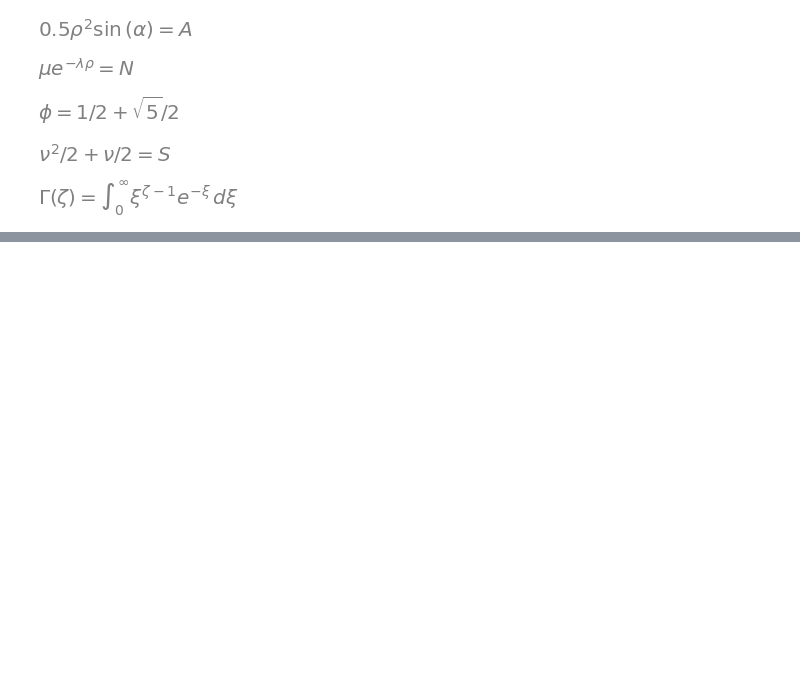
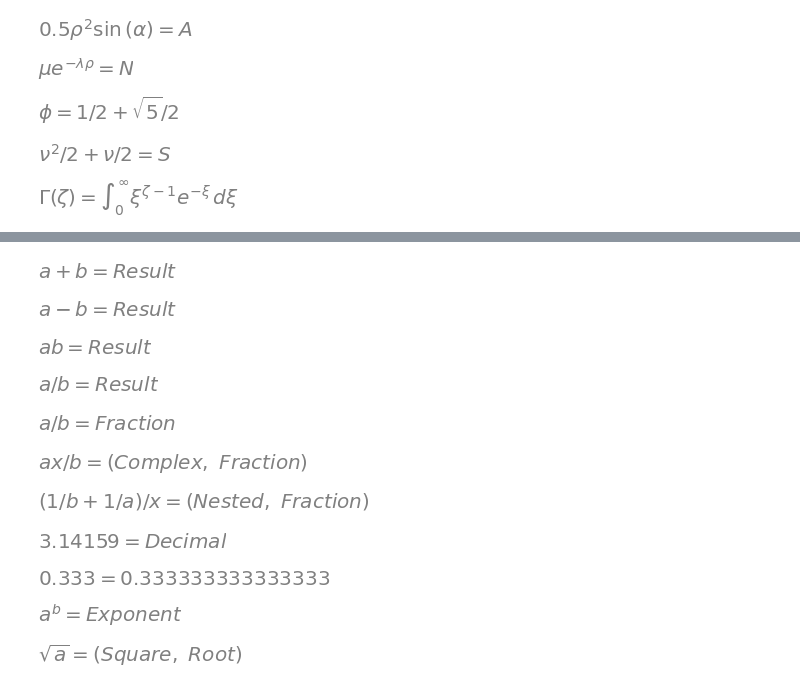
Before and after one commit to yoshiwatanabe/python-test, a Jupyter notebook: math/symbols.ipynb, the cells around one changed output, grey strips where cells are left out. Cells and saved outputs as stored; diff of their text form; code cells hidden in the pictures; blank space fills up the shorter version.

```diff
--- a/math/symbols.ipynb
+++ b/math/symbols.ipynb
@@ -217,0 +220,80 @@ display(
+# %%
+from sympy import symbols, Symbol, sin, cos, pi, sqrt, log, diff, integrate, factorial, Sum, Product, Matrix, oo
+from sympy.abc import a, b, x, n, C
+
+from sympy import init_printing, Eq, Function
+init_printing()  # Enable pretty LaTeX rendering in Jupyter Notebook
+
+# 定義するシンボルや関数
+y = symbols('y')
+Delta = symbols('Delta')  # Delta を明示的に定義
+f = Function('f')
+
+# 1. 四則演算
+display(Eq(a + b, symbols('Result'), evaluate=False))  # 加算
+display(Eq(a - b, symbols('Result'), evaluate=False))  # 減算
+display(Eq(a * b, symbols('Result'), evaluate=False))  # 乗算
+display(Eq(a / b, symbols('Result'), evaluate=False))  # 除算
+
+# 2. 分数
+display(Eq(a / b, symbols('Fraction'), evaluate=False))  # 単純な分数
+display(Eq(a / (b / x), symbols('Complex Fraction'), evaluate=False))  # 分母が分数
+display(Eq((1 / a + 1 / b) / x, symbols('Nested Fraction'), evaluate=False))  # 複雑な分数
+
+# 3. 少数
+display(Eq(3.14159, symbols('Decimal'), evaluate=False))  # 少数
+display(Eq(0.333, 1 / 3, evaluate=False))  # 近似
+
+# 4. 指数と根号
+display(Eq(a**b, symbols('Exponent'), evaluate=False))  # 指数
+display(Eq(sqrt(a), symbols('Square Root'), evaluate=False))  # 平方根
+display(Eq(a**(1/n), symbols('Nth Root'), evaluate=False))  # 高次の根
+
+# 5. 対数関数
+display(Eq(log(x), symbols('Natural Logarithm'), evaluate=False))  # 自然対数
+display(Eq(log(x, 10), symbols('Common Logarithm'), evaluate=False))  # 常用対数
+display(Eq(log(x, a), symbols('Logarithm with Base a'), evaluate=False))  # 任意の底の対数
+
+# 6. 微分
+display(diff(f(x), x))  # 一般的な微分
+display(diff(x**2, x))  # 具体例
+display(diff(f(x), x, 2))  # 高階微分
+
+# 7. 積分
+display(integrate(f(x), x))  # 不定積分
+display(integrate(x**2, (x, 0, 1)))  # 定積分
+display(Eq(integrate(x**2, x), x**3 / 3 + C, evaluate=False))  # 定数付き
+
+# 8. 和と積
+display(Sum(a, (a, 1, n)))  # 和の記号
+display(Product(a, (a, 1, n)))  # 積の記号
+
+# 9. 絶対値と階乗
+display(Eq(abs(x), symbols('Absolute Value'), evaluate=False))  # 絶対値
+display(factorial(n))  # 階乗
+
+# 10. 行列とベクトル
+v = Matrix([symbols('v1'), symbols('v2'), symbols('v3')])  # ベクトル
+A = Matrix([[symbols('a'), symbols('b')], [symbols('c'), symbols('d')]])  # 行列
+B = Matrix([[symbols('e'), symbols('f')], [symbols('g'), symbols('h')]])
+display(v)  # ベクトル
+display(A)  # 行列
+display(A * B)  # 行列積
+
+# 11. その他の一般的な記号
+display(Eq(oo, symbols('Infinity'), evaluate=False))  # 無限大
+display(Eq(y, x * symbols('Proportional'), evaluate=False))  # 比例記号
+display(Eq(Delta * x, symbols('Delta x'), evaluate=False))  # 微小変化
+display(Eq(Symbol(r'lim_{x \to a} f(x)'), symbols('Limit'), evaluate=False))  # 極限
+# %% [output]
+[figure, added]
+[figure, added]
+[figure, added]
+[figure, added]
+[figure, added]
+[figure, added]
+[figure, added]
+[figure, added]
+[figure, added]
+[figure, added]
+[figure, added]
```
Also changed, not shown: parts of 2 cells of this notebook.
